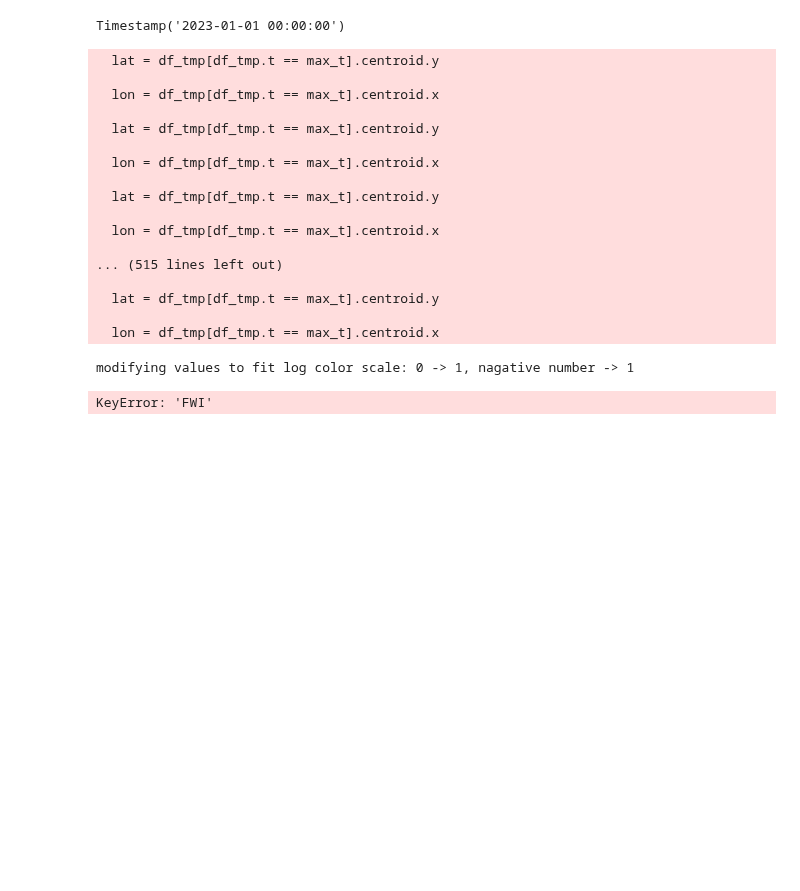
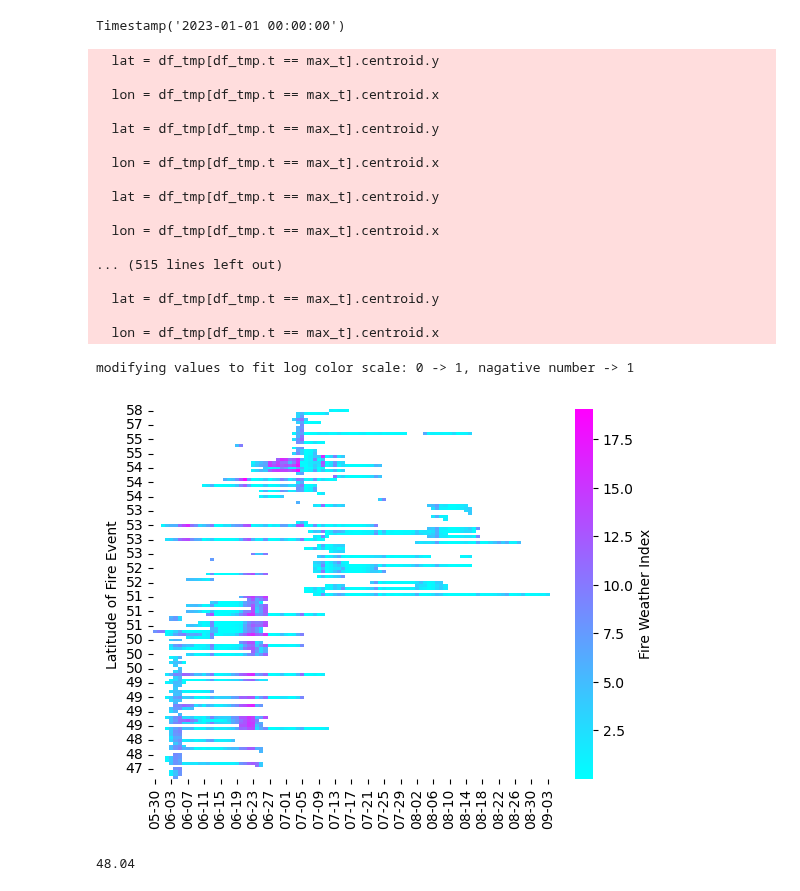
Before and after one commit to mccabete/fwiVis, a Jupyter notebook: Lightning_analysis/heatmap_timeseries.ipynb, the cells around one changed output. Drawn from its saved outputs; the diff is of its cells as text; code cells hidden in the pictures; blank space fills up the shorter version.

```diff
--- a/Lightning_analysis/heatmap_timeseries.ipynb
+++ b/Lightning_analysis/heatmap_timeseries.ipynb
@@ -458,8 +484,8 @@ def make_heat_map(path, piv_values):
 
     ### Find mean lat so that the lattitide axis is prettier
     lats = no_dupes[['fireID', 'pretty_date_format', 'farea_diff', 'lat_centroid', 't',
-           'log_difference']].groupby("fireID").lat_centroid.mean().reset_index()
-    no_dupes = no_dupes[['fireID','pretty_date_format', 'farea_diff', 'log_difference', 't', ]].reset_index().merge(lats, on = ["fireID"])
+           'log_difference', "FWI"]].groupby("fireID").lat_centroid.mean().reset_index()
+    no_dupes = no_dupes[['fireID','pretty_date_format', 'farea_diff', 'log_difference', 't', "FWI"]].reset_index().merge(lats, on = ["fireID"])
 
     ## Change values so they don't get set as NA on a log scale
 
@@ -560,20 +588,27 @@ get_fwi = make_heat_map("/projects/old_shared/fire_weather_vis/Lightning_analysi
 
   lon = df_tmp[df_tmp.t == max_t].centroid.x
 modifying values to fit log color scale: 0 -> 1, nagative number -> 1
-KeyError: 'FWI'
 # %%
 fig2, (ax2) = plt.subplots(1)
 #fig.suptitle('Aligning x-axis using sharex')
 ax2 = sn.heatmap(get_fwi[0], cmap = "cool", cbar_kws={'label': 'Fire Weather Index'}, fmt='.1f')#,
                #yticklabels=heat.index.values.round(0))
 ax2.set(xlabel="", ylabel="Latitude of Fire Event")
+ax2.yaxis.set_major_formatter(mpl.ticker.FuncFormatter(quick_round2))
+
 
 #ax.xaxis.set_major_formatter(mdates.DateFormatter('%m-%d'))
 #ax.plot(fwis.INITDATE.astype("datetime64[ns]"),fwis.GEOS_5)
 #ax.set_xlim(get_fwi[1].t.astype("datetime64[ns]").min(), get_fwi[1].t.astype("datetime64[ns]").max())
 #ax.set_ylabel("FWI")
 
 #plt.savefig('FWI_for_darker_Regional_fire_growth_FWI.png', dpi = 900, transparent = True)
 
-plt.savefig('low_rez_FWI_for_darker_Regional_fire_growth_FWI.png', dpi = 100, transparent = False)
+plt.savefig('/projects/old_shared/fire_weather_vis/Lightning_analysis/some_figs/FWI_for_darker_Regional_fire_growth_FWI.png', dpi = 900, transparent = False)
+# %% [output]
+[figure, added]
+# %%
+heat.index[120]
+# %% [output]
+48.04
 # %%
```
Also changed, not shown: parts of 7 cells of this notebook.
